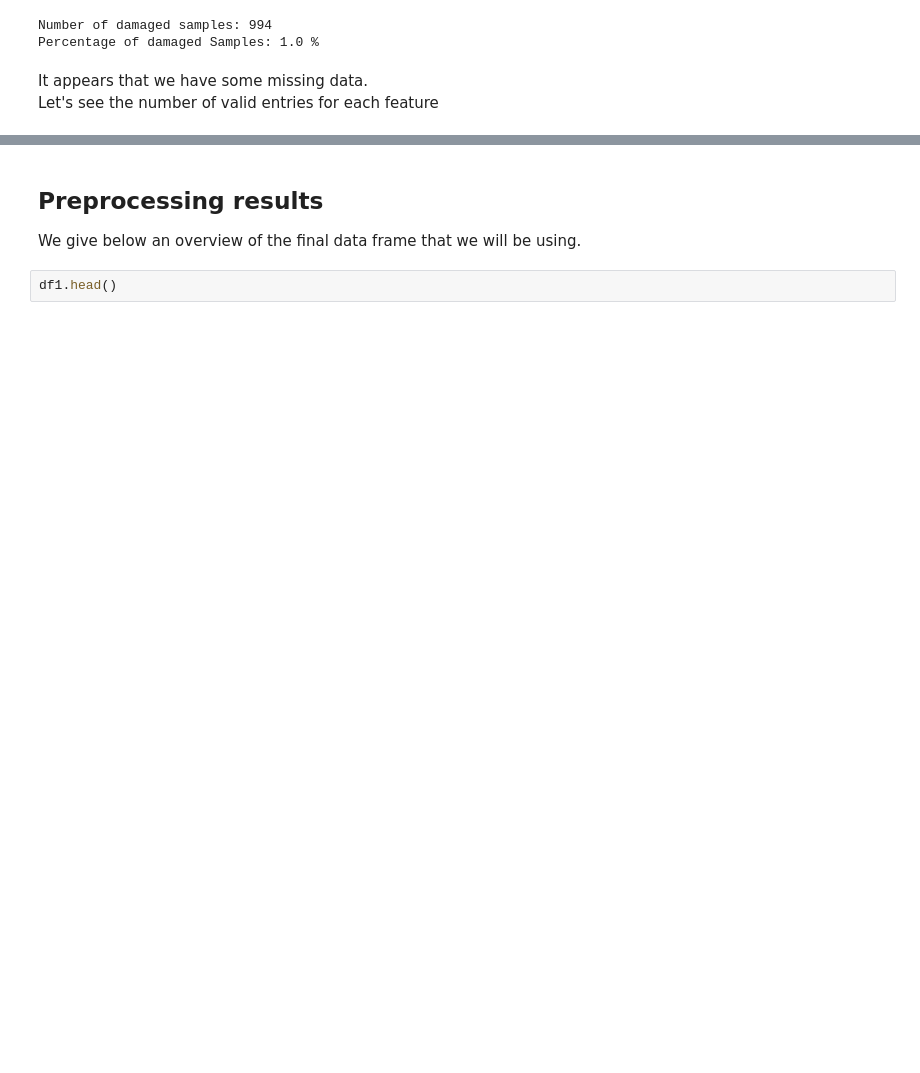
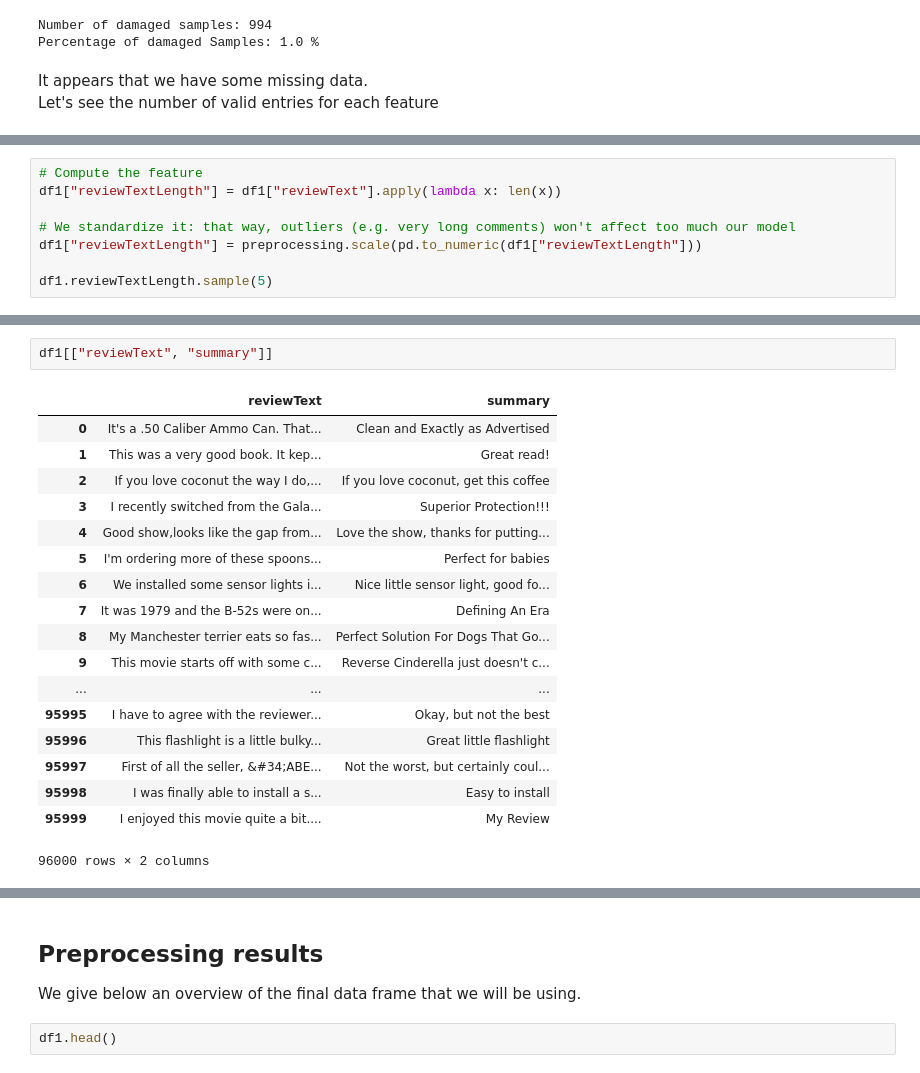
Before and after one commit to robich/dsfb, a Jupyter notebook: dsfb_project.ipynb, the cells around one changed output, grey strips where cells are left out. Drawn from its saved outputs; the diff is of its cells as text; blank space fills up the shorter version.

```diff
--- a/dsfb_project.ipynb
+++ b/dsfb_project.ipynb
@@ -115,0 +178,8 @@ df1["rtCountComas"] = preprocessing.scale(df1["rtCountComas"])
+# %%
+# Compute the feature
+df1["reviewTextLength"] = df1["reviewText"].apply(lambda x: len(x))
+
+# We standardize it: that way, outliers (e.g. very long comments) won't affect too much our model
+df1["reviewTextLength"] = preprocessing.scale(pd.to_numeric(df1["reviewTextLength"]))
+
+df1.reviewTextLength.sample(5)
@@ -115,0 +277,21 @@ df1["rtCountComas"] = preprocessing.scale(df1["rtCountComas"])
+# %%
+df1[["reviewText", "summary"]]
+# %% [output]
+|  | reviewText | summary |
+| 0 | It's a .50 Caliber Ammo Can. That... | Clean and Exactly as Advertised |
+| 1 | This was a very good book. It kep... | Great read! |
+| 2 | If you love coconut the way I do,... | If you love coconut, get this coffee |
+| 3 | I recently switched from the Gala... | Superior Protection!!! |
+| 4 | Good show,looks like the gap from... | Love the show, thanks for putting... |
+| 5 | I'm ordering more of these spoons... | Perfect for babies |
+| 6 | We installed some sensor lights i... | Nice little sensor light, good fo... |
+| 7 | It was 1979 and the B-52s were on... | Defining An Era |
+| 8 | My Manchester terrier eats so fas... | Perfect Solution For Dogs That Go... |
+| 9 | This movie starts off with some c... | Reverse Cinderella just doesn't c... |
+| ... | ... | ... |
+| 95995 | I have to agree with the reviewer... | Okay, but not the best |
+| 95996 | This flashlight is a little bulky... | Great little flashlight |
+| 95997 | First of all the seller, &#34;ABE... | Not the worst, but certainly coul... |
+| 95998 | I was finally able to install a s... | Easy to install |
+| 95999 | I enjoyed this movie quite a bit.... | My Review |
+96000 rows × 2 columns
```
Also changed, not shown: parts of 75 cells of this notebook.
